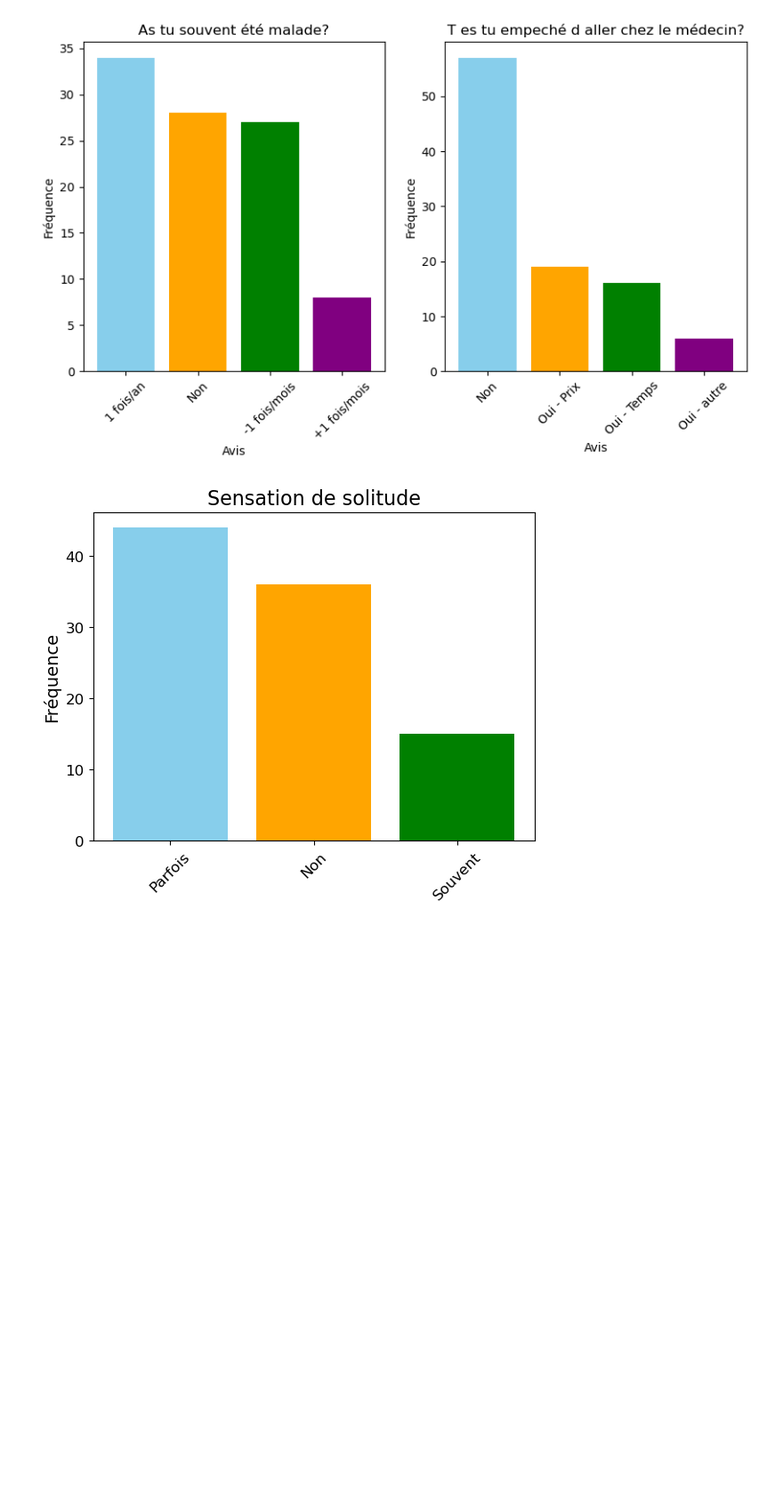
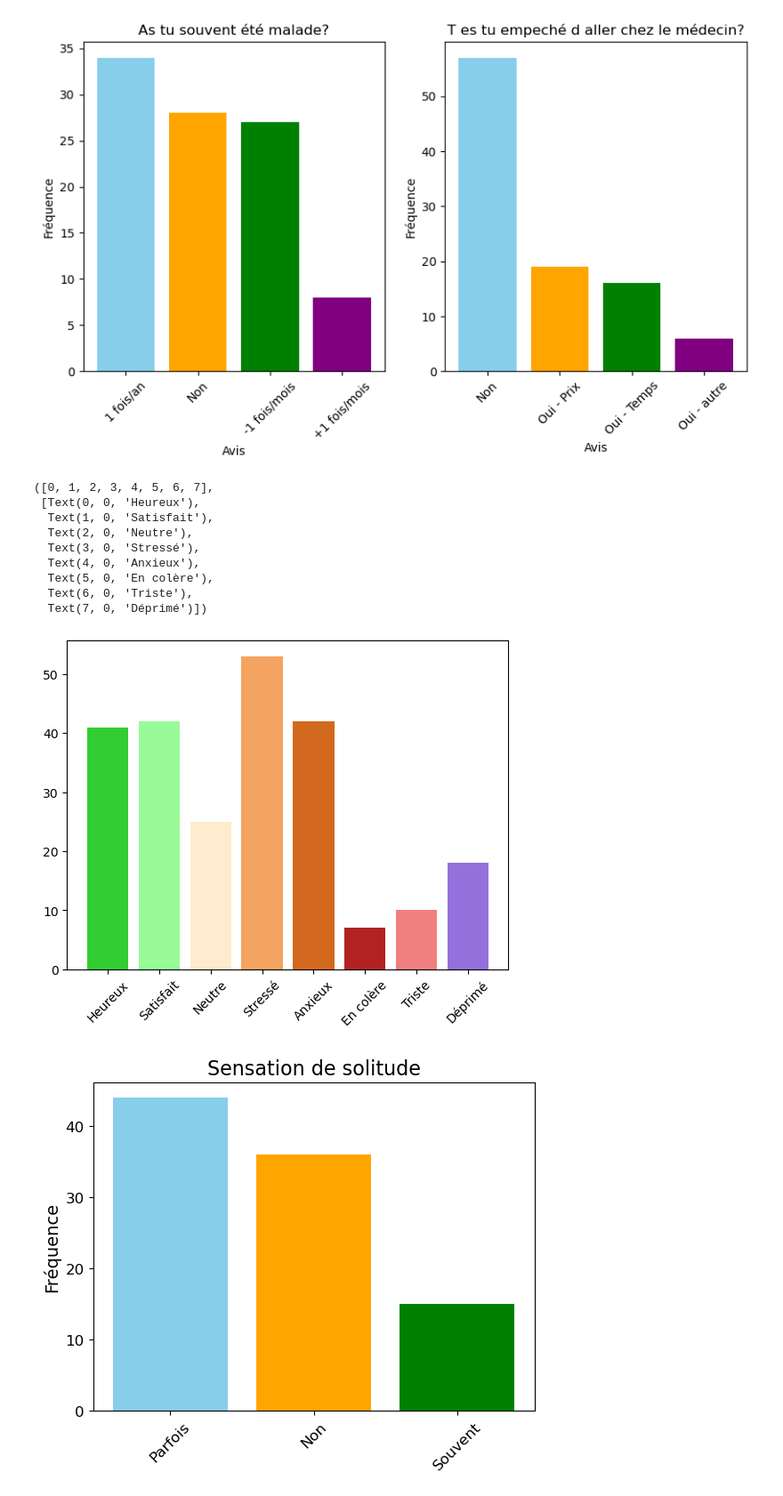
Before and after one commit to ClarissePierre/Precarite_Analyse, a Jupyter notebook: analyse.ipynb, the cells around one changed output. Shown: that part at 89% size. Saved outputs shown, nothing was run; the diff lists cells and outputs as text; code cells hidden in the pictures; blank space fills up the shorter version.

```diff
--- a/analyse.ipynb
+++ b/analyse.ipynb
@@ -677,3 +693,22 @@ Text(0, 0.5, 'Fréquence')
+# %%
+# État mental
+
+SM_values=[sum(data['SM_heureux']),sum(data['SM_satisfait']), sum(data['SM_neutre']), sum(data['SM_stressé']),sum(data['SM_anxieux']), sum(data['SM_angry']),sum(data['SM_triste']),sum(data['SM_déprimé']) ]
+SM_names= ['Heureux','Satisfait', 'Neutre', 'Stressé','Anxieux', 'En colère', 'Triste','Déprimé']
+
+plt.bar(SM_names, SM_values,color=['limegreen','palegreen','blanchedalmond', 'sandybrown', 'chocolate', 'firebrick', 'lightcoral' , 'mediumpurple'])
+plt.xticks(rotation=45)
+# %% [output]
+([0, 1, 2, 3, 4, 5, 6, 7],
+ [Text(0, 0, 'Heureux'),
+  Text(1, 0, 'Satisfait'),
+  Text(2, 0, 'Neutre'),
+  Text(3, 0, 'Stressé'),
+  Text(4, 0, 'Anxieux'),
+  Text(5, 0, 'En colère'),
+  Text(6, 0, 'Triste'),
+  Text(7, 0, 'Déprimé')])
+[figure, added]
 # %%
 # Solitude
 
```
Also changed, not shown: parts of 4 cells of this notebook.
